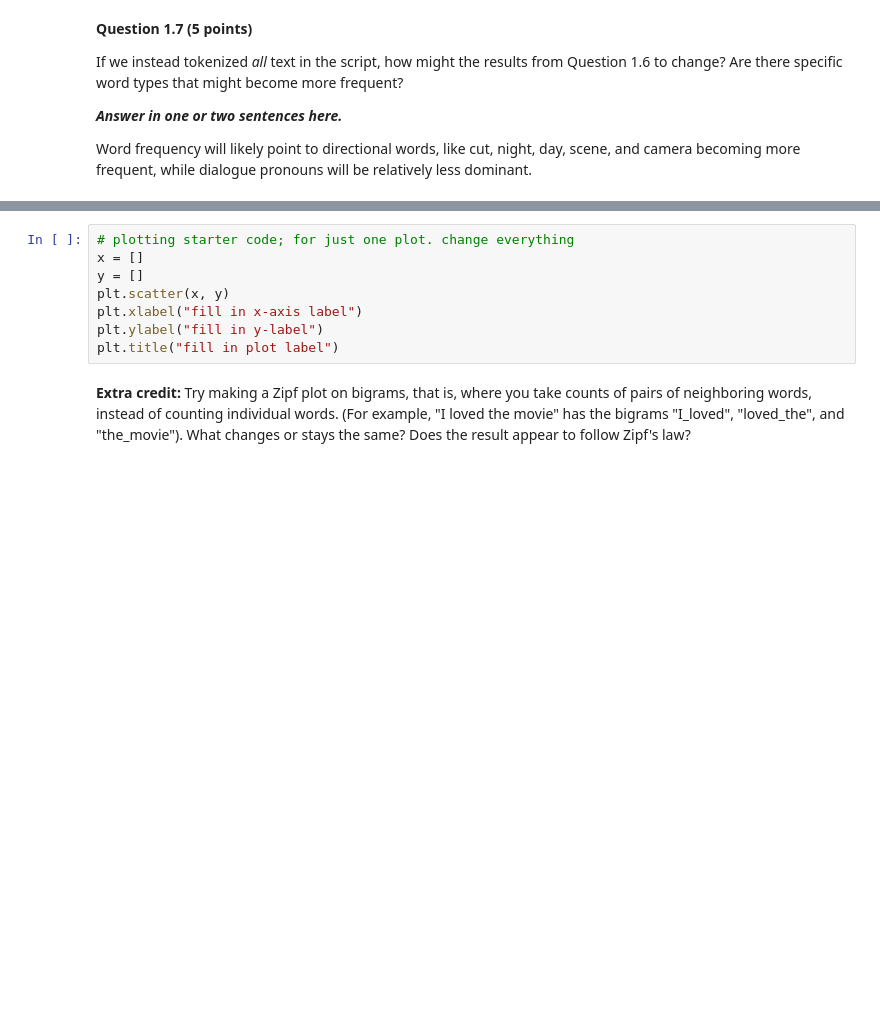
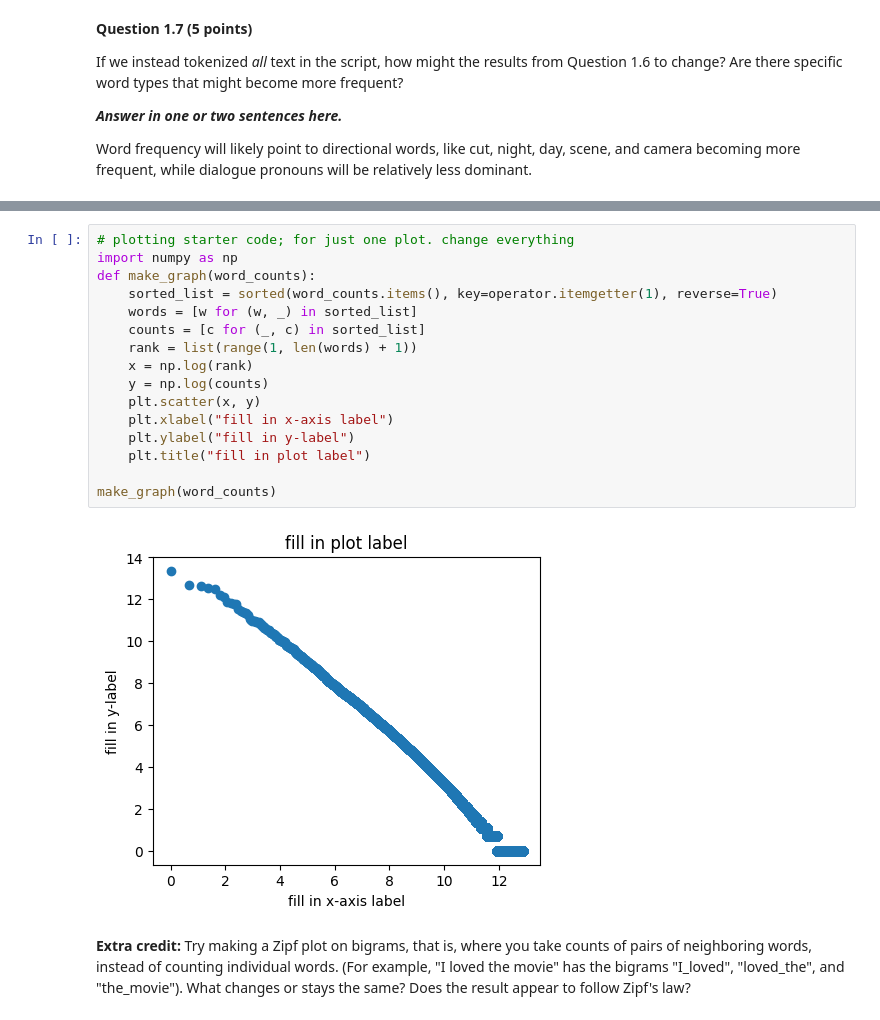
Before and after one commit to ZChenW/cs485_HW, a Jupyter notebook: hw1/hw1.ipynb, the cells around one changed output, grey strips where cells are left out. Cells and saved outputs as stored; diff of their text form; blank space fills up the shorter version.

```diff
--- a/hw1/hw1.ipynb
+++ b/hw1/hw1.ipynb
@@ -332,12 +337,22 @@ Then make a plot for the movie reviews corpus.  Then make a plot for the script.
 *Please remember to label the meaning of the x-axis and y-axis, and give a title to make clear which corpus is being shown.*
 # %%
 # plotting starter code; for just one plot. change everything
-x = []
-y = []
-plt.scatter(x, y)
-plt.xlabel("fill in x-axis label")
-plt.ylabel("fill in y-label")
-plt.title("fill in plot label")
+import numpy as np
+def make_graph(word_counts):
+    sorted_list = sorted(word_counts.items(), key=operator.itemgetter(1), reverse=True)
+    words = [w for (w, _) in sorted_list]
+    counts = [c for (_, c) in sorted_list]
+    rank = list(range(1, len(words) + 1))
+    x = np.log(rank)
+    y = np.log(counts)
+    plt.scatter(x, y)
+    plt.xlabel("fill in x-axis label")
+    plt.ylabel("fill in y-label")
+    plt.title("fill in plot label")
+
+make_graph(word_counts)
+# %% [output]
+[figure, added]
 # %% [markdown]
 **Extra credit:**  Try making a Zipf plot on bigrams, that is, where you take counts of pairs of neighboring words, instead of counting individual words.  (For example, "I loved the movie" has the bigrams "I_loved", "loved_the", and "the_movie").  What changes or stays the same?  Does the result appear to follow Zipf's law?
 # %% [markdown]
```
Also changed, not shown: parts of 9 cells of this notebook, 4 other files.
